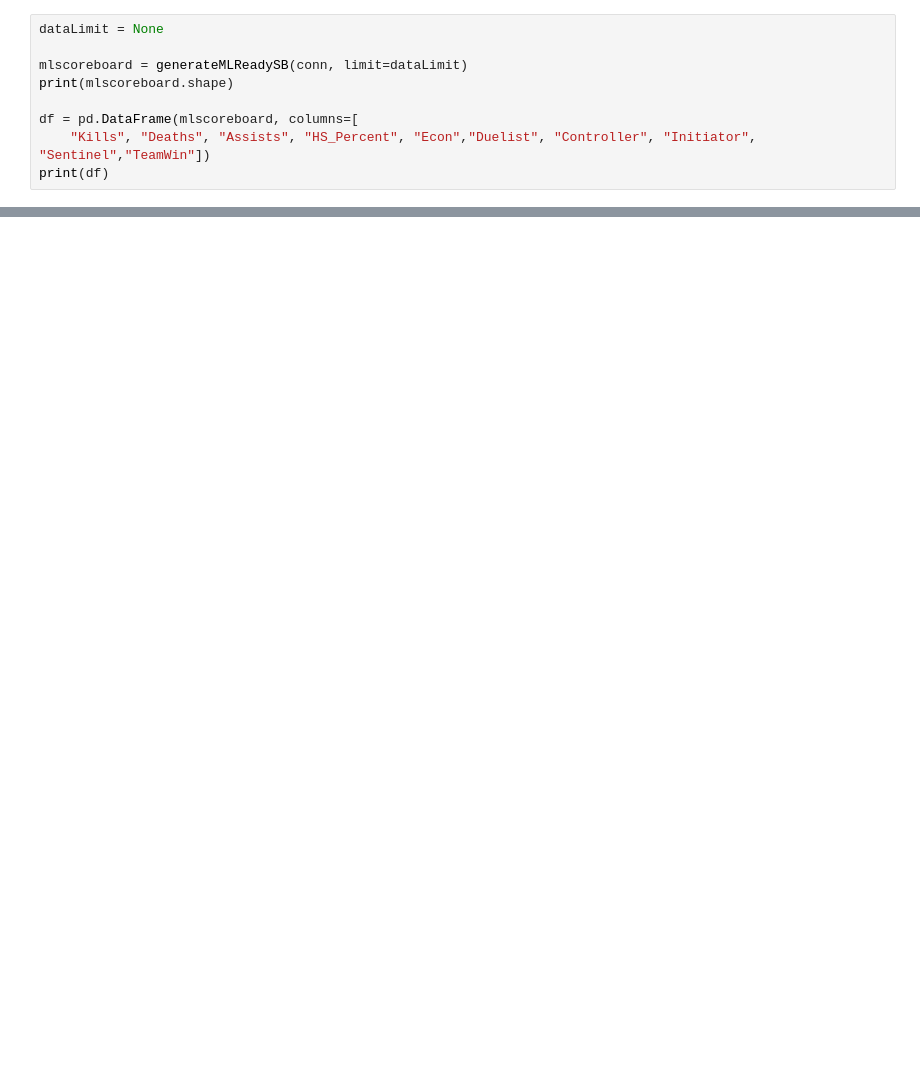
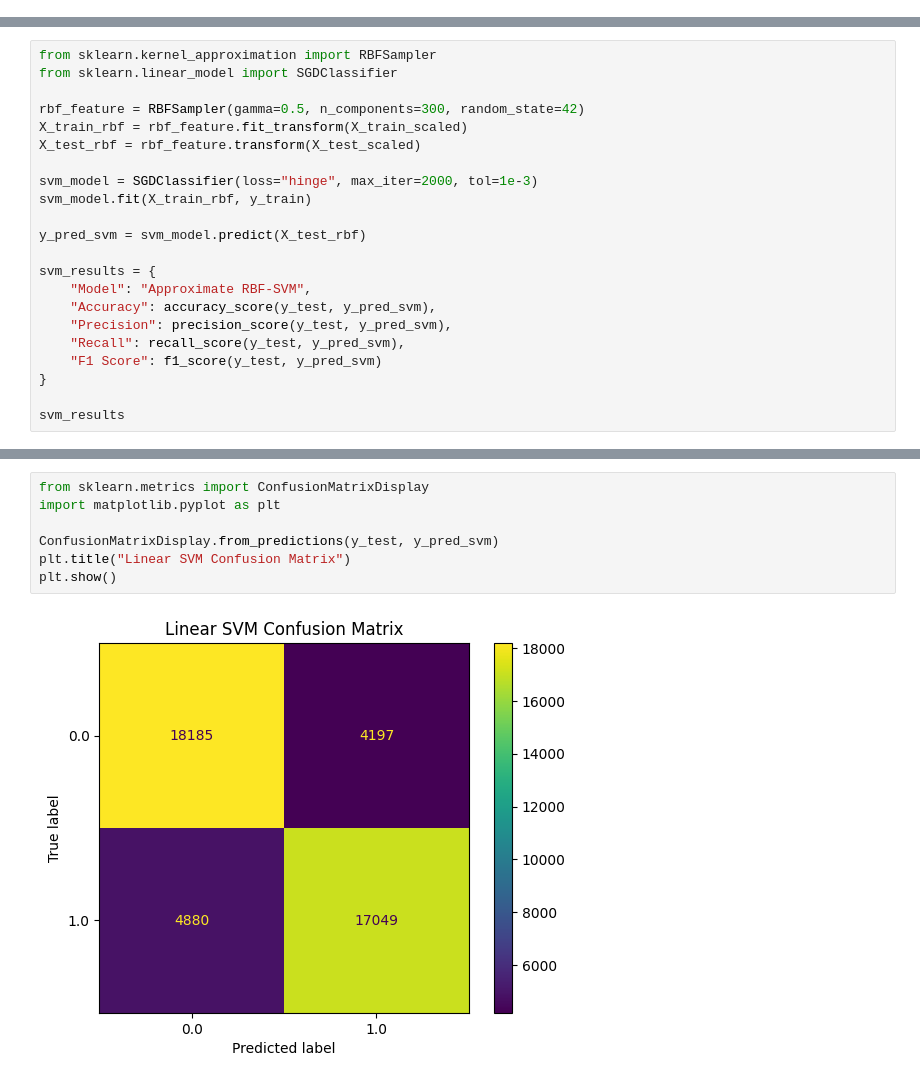
Before and after one commit to RosyTCosy/CS345-Final-Project, a Jupyter notebook: final_project.ipynb, the cells around one changed output, grey strips where cells are left out. Cells and saved outputs as stored; diff of their text form; blank space fills up the shorter version.

```diff
--- a/final_project.ipynb
+++ b/final_project.ipynb
@@ -135,9 +0,0 @@ def addWinnerToScoreboard(conn, scoreboard):
-# %%
-dataLimit = None
-
-mlscoreboard = generateMLReadySB(conn, limit=dataLimit)
-print(mlscoreboard.shape)
-
-df = pd.DataFrame(mlscoreboard, columns=[
-    "Kills", "Deaths", "Assists", "HS_Percent", "Econ","Duelist", "Controller", "Initiator", "Sentinel","TeamWin"])
-print(df)
@@ -209,0 +352,22 @@ Tables: [('Matches',), ('Games',), ('Game_Rounds',), ('Game_Scoreboard',)]
+# %%
+from sklearn.kernel_approximation import RBFSampler
+from sklearn.linear_model import SGDClassifier
+
+rbf_feature = RBFSampler(gamma=0.5, n_components=300, random_state=42)
+X_train_rbf = rbf_feature.fit_transform(X_train_scaled)
+X_test_rbf = rbf_feature.transform(X_test_scaled)
+
+svm_model = SGDClassifier(loss="hinge", max_iter=2000, tol=1e-3)
+svm_model.fit(X_train_rbf, y_train)
+
+y_pred_svm = svm_model.predict(X_test_rbf)
+
+svm_results = {
+    "Model": "Approximate RBF-SVM",
+    "Accuracy": accuracy_score(y_test, y_pred_svm),
+    "Precision": precision_score(y_test, y_pred_svm),
+    "Recall": recall_score(y_test, y_pred_svm),
+    "F1 Score": f1_score(y_test, y_pred_svm)
+}
+
+svm_results
@@ -209,0 +389,9 @@ Tables: [('Matches',), ('Games',), ('Game_Rounds',), ('Game_Scoreboard',)]
+# %%
+from sklearn.metrics import ConfusionMatrixDisplay
+import matplotlib.pyplot as plt
+
+ConfusionMatrixDisplay.from_predictions(y_test, y_pred_svm)
+plt.title("Linear SVM Confusion Matrix")
+plt.show()
+# %% [output]
+[figure, added]
```
Also changed, not shown: parts of 108 cells of this notebook.
